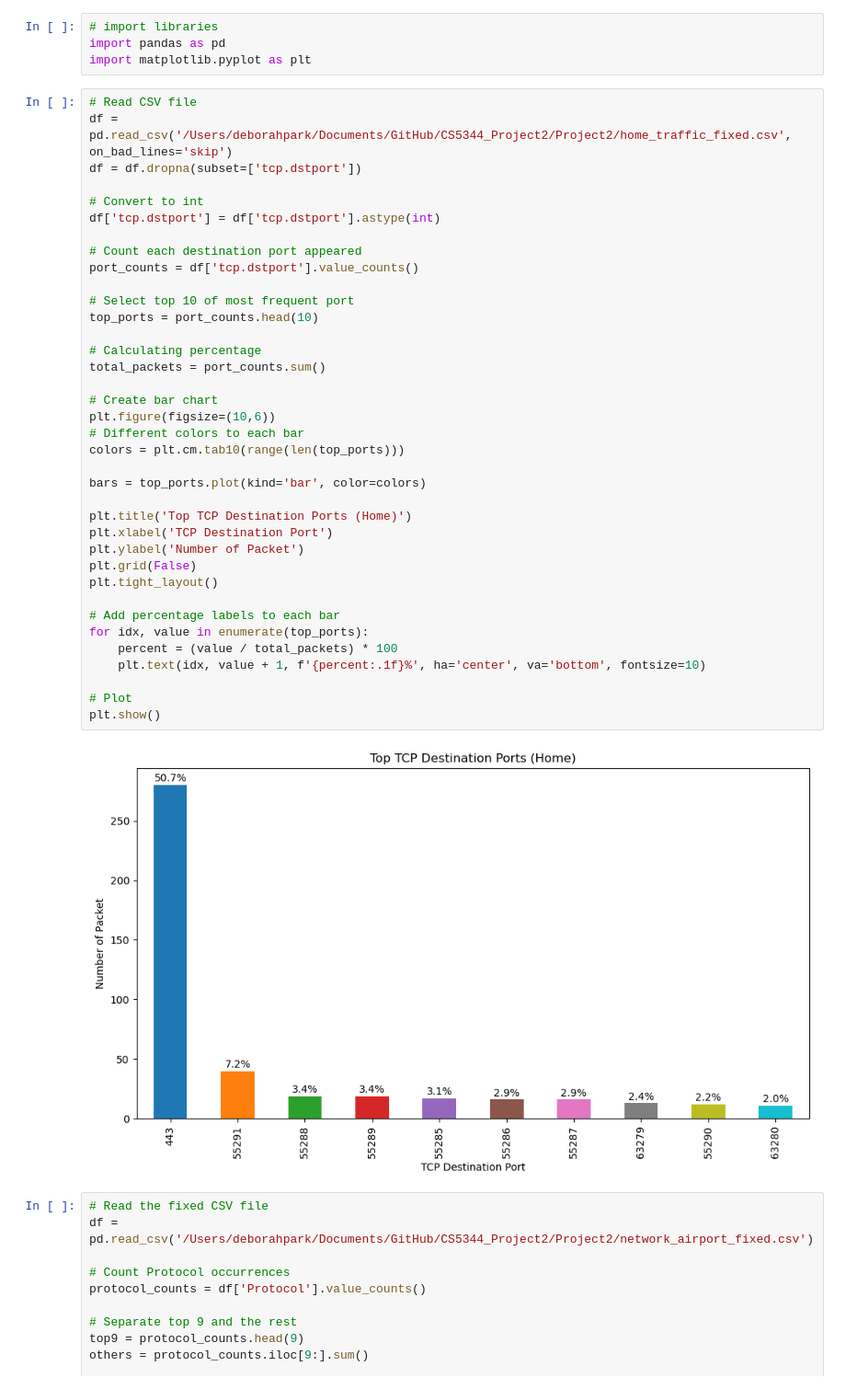
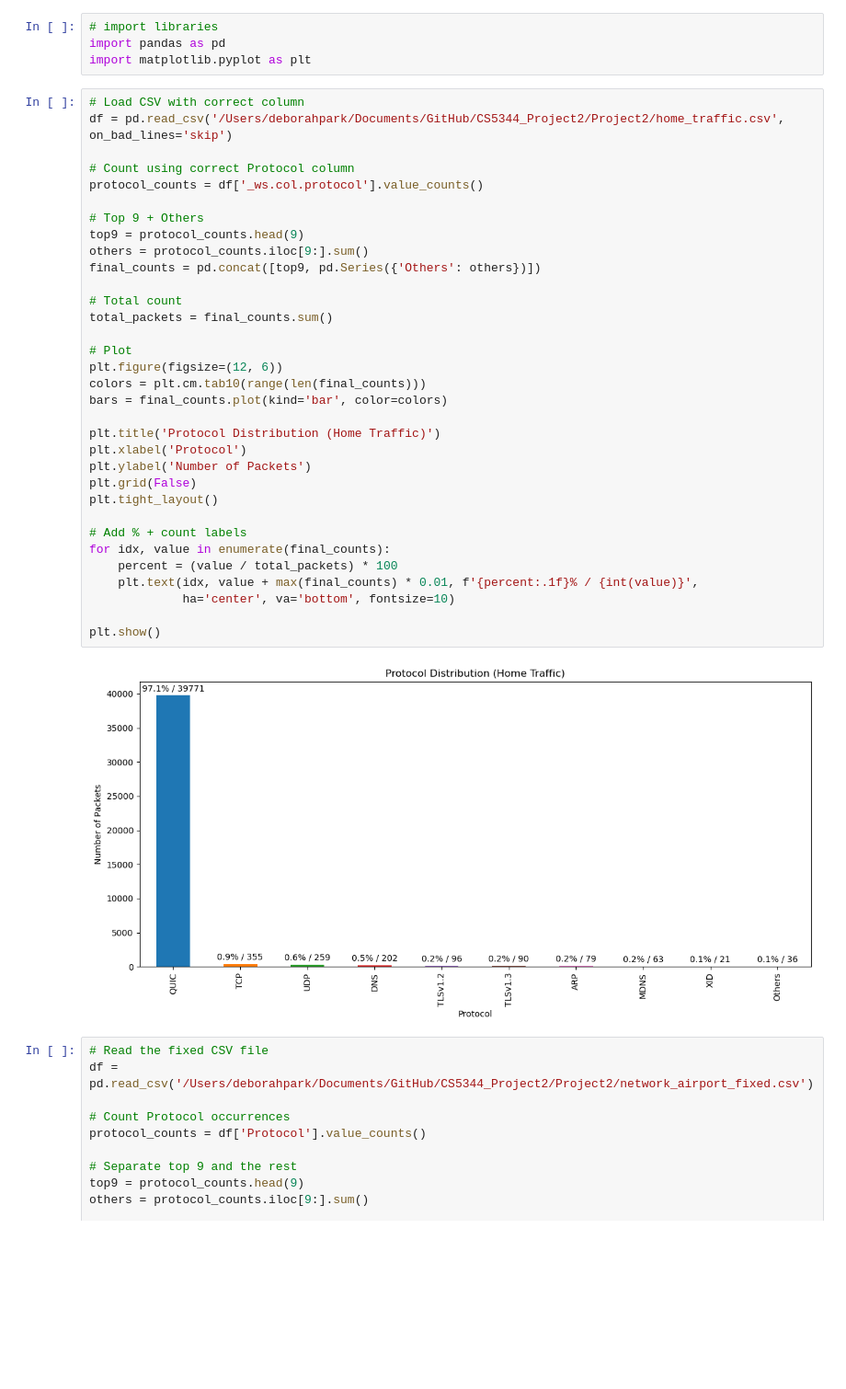
Before and after one commit to 48878679/CS5344_Project2, a Jupyter notebook: Project2/project2_inhome.ipynb, the cells around one changed output. Shown at 92% size. Drawn from its saved outputs; the diff is of its cells as text; blank space fills up the shorter version.

```diff
--- a/Project2/project2_inhome.ipynb
+++ b/Project2/project2_inhome.ipynb
@@ -3,44 +3,40 @@
 import pandas as pd
 import matplotlib.pyplot as plt
 # %%
-# Read CSV file
-df = pd.read_csv('/Users/deborahpark/Documents/GitHub/CS5344_Project2/Project2/home_traffic_fixed.csv', on_bad_lines='skip')
-df = df.dropna(subset=['tcp.dstport'])
+# Load CSV with correct column
+df = pd.read_csv('/Users/deborahpark/Documents/GitHub/CS5344_Project2/Project2/home_traffic.csv', on_bad_lines='skip')
 
-# Convert to int
-df['tcp.dstport'] = df['tcp.dstport'].astype(int)
+# Count using correct Protocol column
+protocol_counts = df['_ws.col.protocol'].value_counts()
 
-# Count each destination port appeared
-port_counts = df['tcp.dstport'].value_counts()
+# Top 9 + Others
+top9 = protocol_counts.head(9)
+others = protocol_counts.iloc[9:].sum()
+final_counts = pd.concat([top9, pd.Series({'Others': others})])
 
-# Select top 10 of most frequent port
-top_ports = port_counts.head(10)
+# Total count
+total_packets = final_counts.sum()
 
-# Calculating percentage
-total_packets = port_counts.sum()
+# Plot
+plt.figure(figsize=(12, 6))
+colors = plt.cm.tab10(range(len(final_counts)))
+bars = final_counts.plot(kind='bar', color=colors)
 
-# Create bar chart
-plt.figure(figsize=(10,6))
-# Different colors to each bar
-colors = plt.cm.tab10(range(len(top_ports)))
-
-bars = top_ports.plot(kind='bar', color=colors)
-
-plt.title('Top TCP Destination Ports (Home)')
-plt.xlabel('TCP Destination Port')
-plt.ylabel('Number of Packet')
+plt.title('Protocol Distribution (Home Traffic)')
+plt.xlabel('Protocol')
+plt.ylabel('Number of Packets')
 plt.grid(False)
 plt.tight_layout()
 
-# Add percentage labels to each bar
-for idx, value in enumerate(top_ports):
+# Add % + count labels
+for idx, value in enumerate(final_counts):
     percent = (value / total_packets) * 100
-    plt.text(idx, value + 1, f'{percent:.1f}%', ha='center', va='bottom', fontsize=10)
+    plt.text(idx, value + max(final_counts) * 0.01, f'{percent:.1f}% / {int(value)}',
+             ha='center', va='bottom', fontsize=10)
 
-# Plot
 plt.show()
 # %% [output]
-[figure, old version]
+[figure, new version]
 # %%
 # Read the fixed CSV file
 df = pd.read_csv('/Users/deborahpark/Documents/GitHub/CS5344_Project2/Project2/network_airport_fixed.csv')
```
Also changed, not shown: parts of 2 cells of this notebook.
